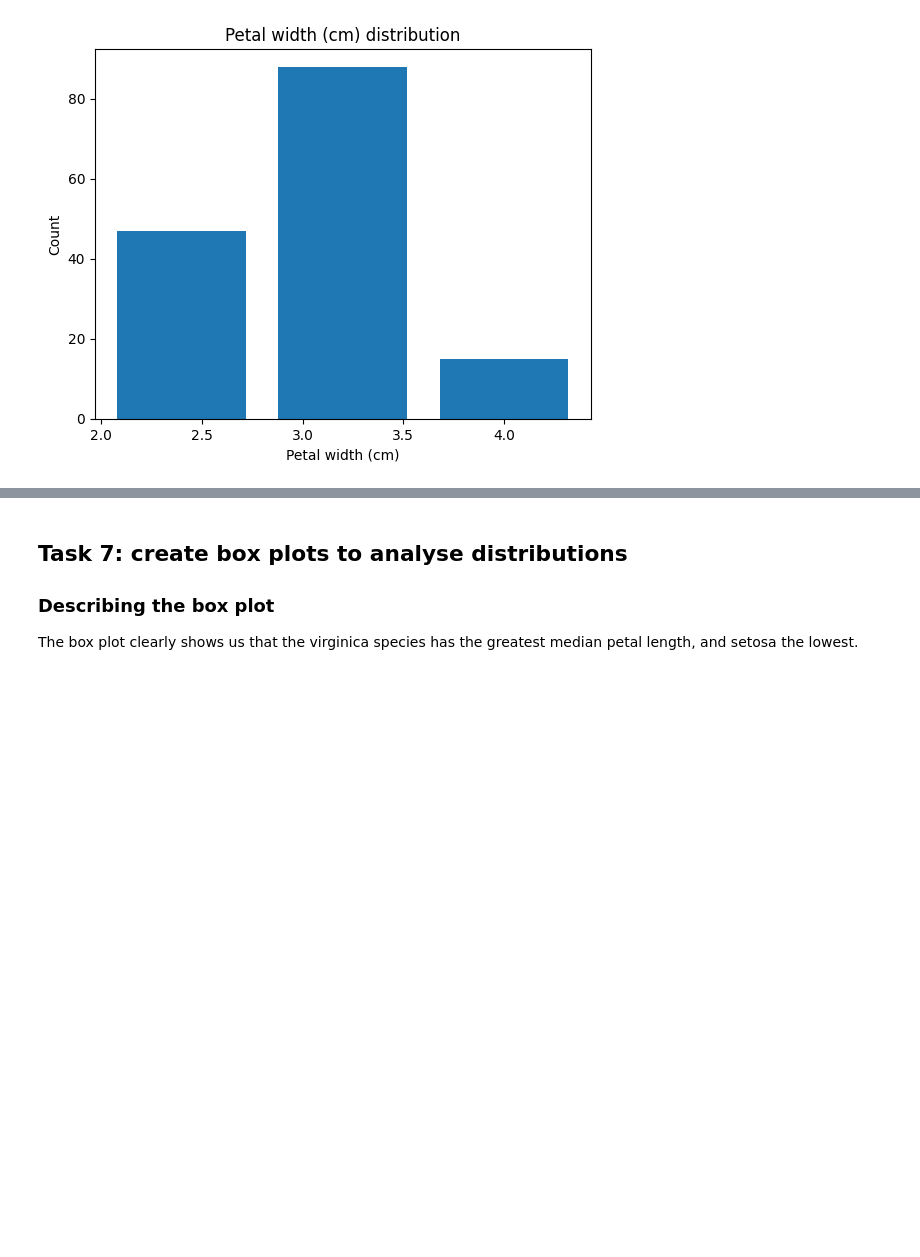
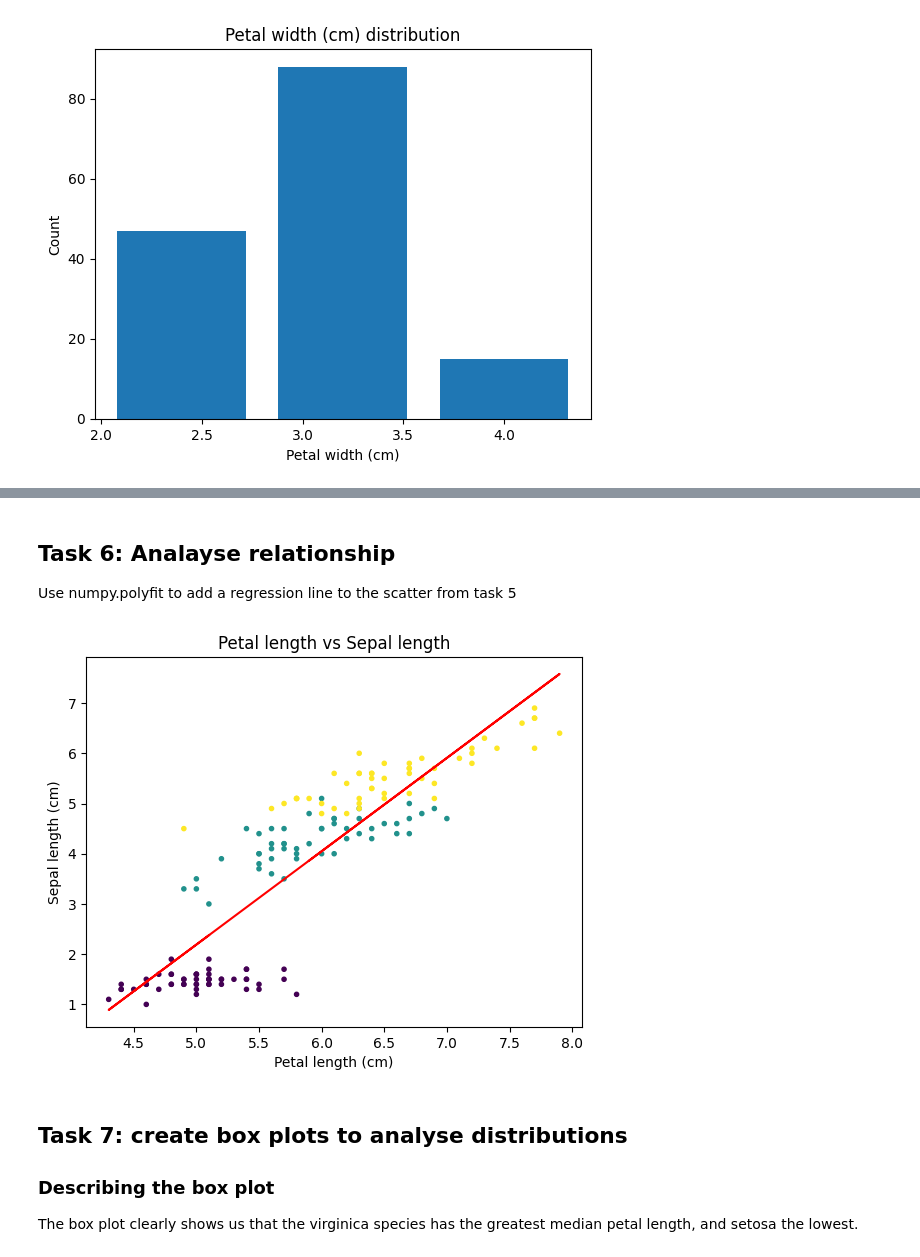
Before and after one commit to Fergus-dev/principles_of_data_analytics, a Jupyter notebook: tasks.ipynb, the cells around one changed output, grey strips where cells are left out. Cells and saved outputs as stored; diff of their text form; code cells hidden in the pictures; blank space fills up the shorter version.

Commit message:
Initial commit for task 06, fitting a line to scatter plot

```diff
--- a/tasks.ipynb
+++ b/tasks.ipynb
@@ -328,3 +366,29 @@ plt.show()
+# %% [markdown]
+## Task 6: Analayse relationship
+Use numpy.polyfit to add a regression line to the scatter from task 5
+# %%
+import numpy as np
+import matplotlib.pyplot as plt
+
+# https://numpy.org/doc/stable/reference/generated/numpy.polyfit.html
+
+# replotting my scatter plot
+plt.scatter(iris_array[:, 2], iris_array[:, 4], marker='.', c=iris_array[:, 0])
+
+plt.xlabel('Petal length (cm)')
+plt.ylabel('Sepal length (cm)')
+plt.title('Petal length vs Sepal length')
+
+x = np.array(iris_array[:, 2], dtype=float)
+y = np.array(iris_array[:, 4], dtype=float)
+m, c = np.polyfit(x, y, 1)
+
+# fitting a line to my scatter plot
+plt.plot(x, m*x + c, color='red')
+
+plt.show()
+# %% [output]
+[figure, added]
 # %% [markdown]
 ## Task 7: create box plots to analyse distributions
 
```
Also changed, not shown: parts of 14 cells of this notebook, 1 other file.
